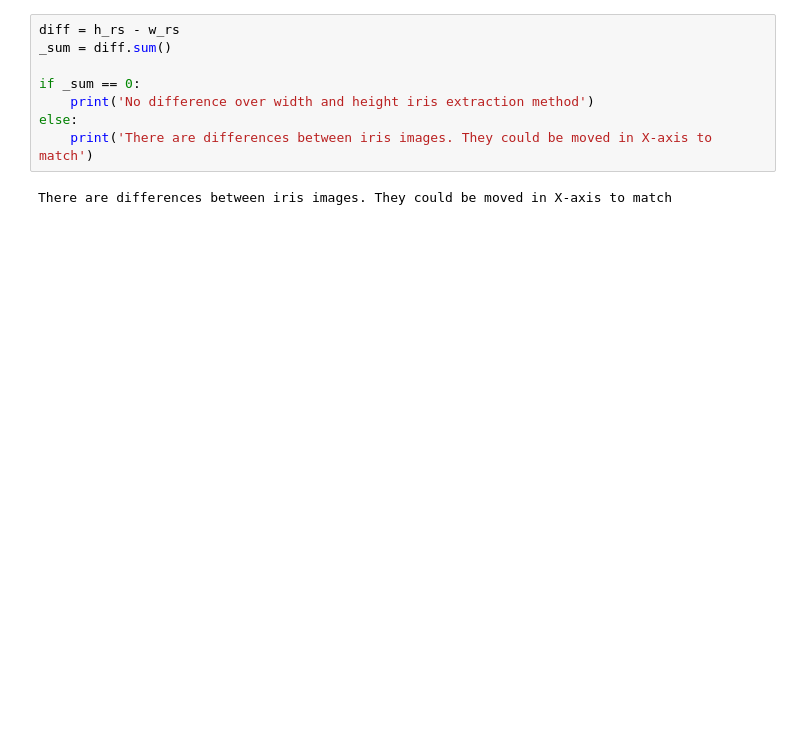
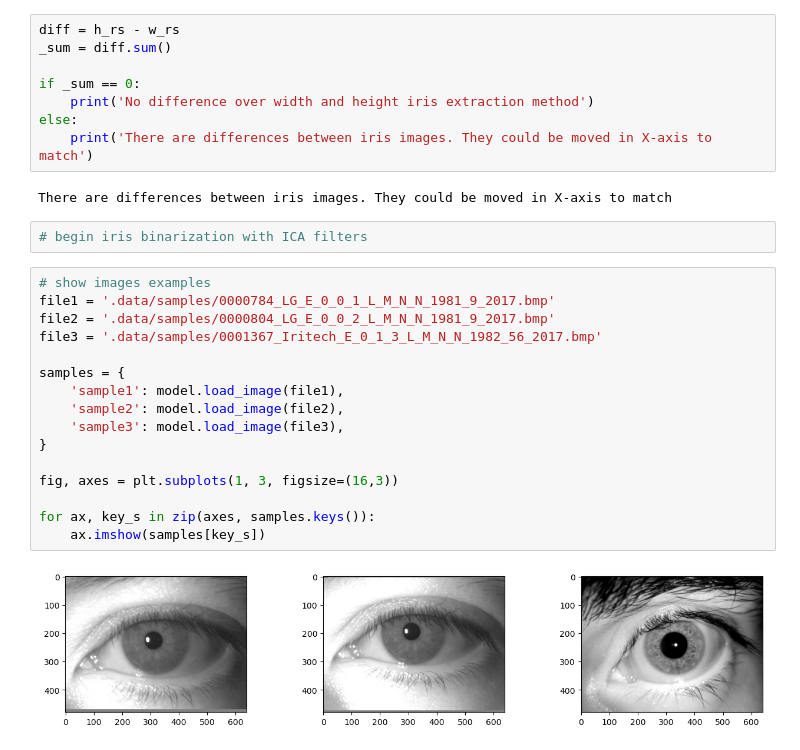
Before and after one commit to Choapinus/DenseNet10, a Jupyter notebook: notebooks/DenseSegmentatorClass.ipynb, the cells around one changed output. Saved outputs shown, nothing was run; the diff lists cells and outputs as text; blank space fills up the shorter version.

```diff
--- a/notebooks/DenseSegmentatorClass.ipynb
+++ b/notebooks/DenseSegmentatorClass.ipynb
@@ -216,3 +214,23 @@ else:
     print('There are differences between iris images. They could be moved in X-axis to match')
 # %% [output]
 There are differences between iris images. They could be moved in X-axis to match
+# %%
+# begin iris binarization with ICA filters
+# %%
+# show images examples
+file1 = '.data/samples/0000784_LG_E_0_0_1_L_M_N_N_1981_9_2017.bmp'
+file2 = '.data/samples/0000804_LG_E_0_0_2_L_M_N_N_1981_9_2017.bmp'
+file3 = '.data/samples/0001367_Iritech_E_0_1_3_L_M_N_N_1982_56_2017.bmp'
+
+samples = {
+    'sample1': model.load_image(file1),
+    'sample2': model.load_image(file2),
+    'sample3': model.load_image(file3),
+}
+
+fig, axes = plt.subplots(1, 3, figsize=(16,3))
+
+for ax, key_s in zip(axes, samples.keys()):
+    ax.imshow(samples[key_s])
+# %% [output]
+[figure, added]
```
Also changed, not shown: parts of 12 cells of this notebook, 4 other files.
